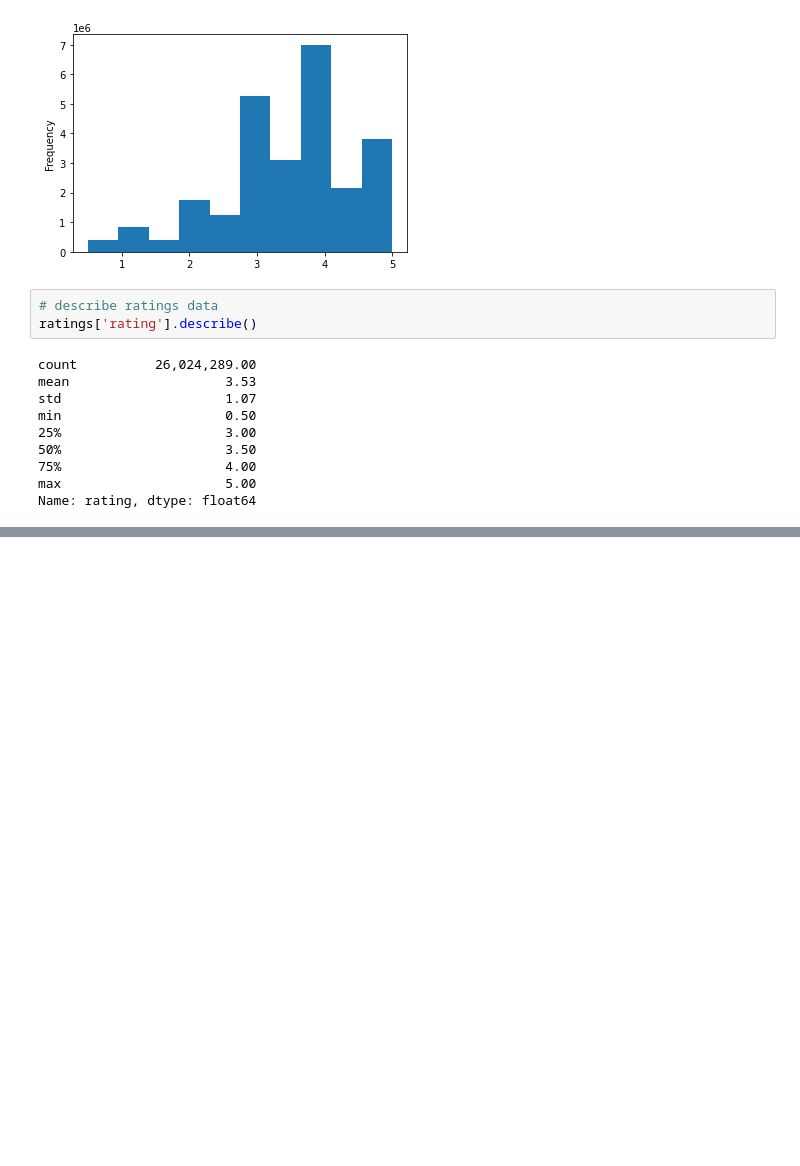
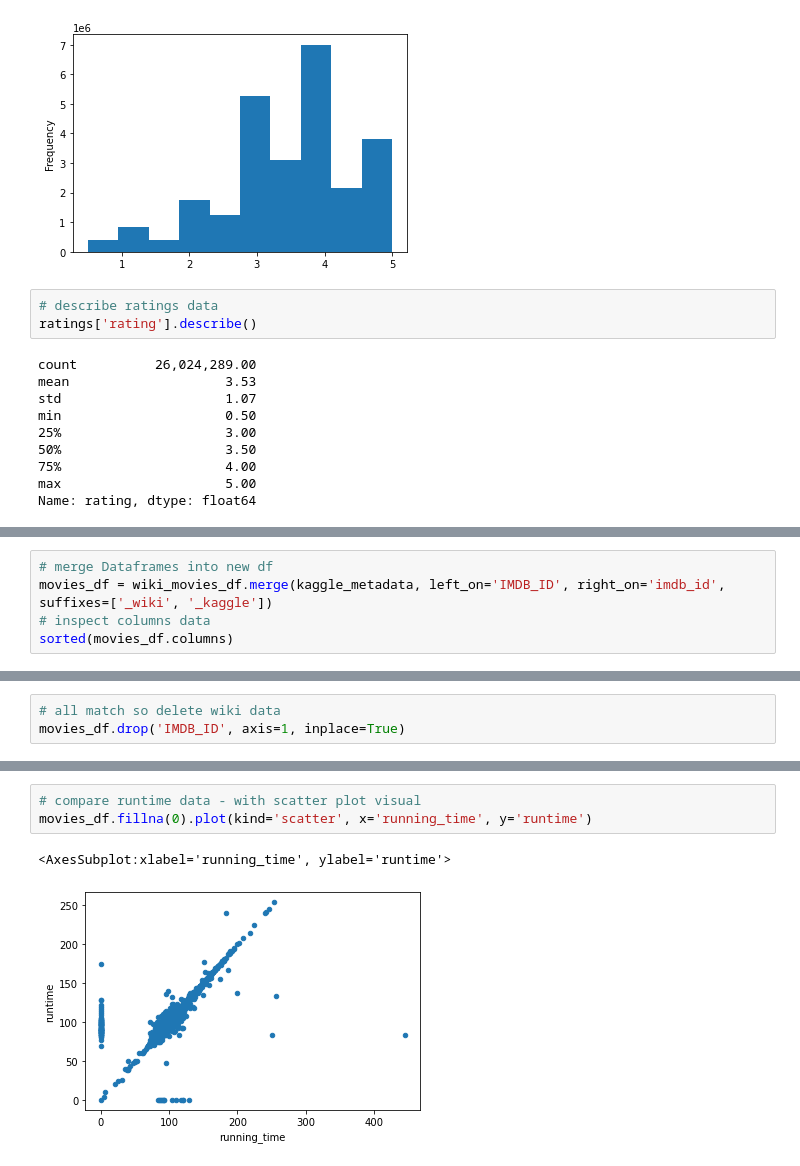
Before and after one commit to kaitlynhop/Movies-ETL, a Jupyter notebook: 8-ETL-Practice_Csv.ipynb, the cells around one changed output, grey strips where cells are left out. Saved outputs shown, nothing was run; the diff lists cells and outputs as text; blank space fills up the shorter version.

```diff
--- a/8-ETL-Practice_Csv.ipynb
+++ b/8-ETL-Practice_Csv.ipynb
@@ -221,0 +256,5 @@ Name: rating, dtype: float64
+# %%
+# merge Dataframes into new df
+movies_df = wiki_movies_df.merge(kaggle_metadata, left_on='IMDB_ID', right_on='imdb_id', suffixes=['_wiki', '_kaggle'])
+# inspect columns data
+sorted(movies_df.columns)
@@ -221,0 +314,3 @@ Name: rating, dtype: float64
+# %%
+# all match so delete wiki data
+movies_df.drop('IMDB_ID', axis=1, inplace=True)
@@ -221,0 +368,6 @@ Name: rating, dtype: float64
+# %%
+# compare runtime data - with scatter plot visual
+movies_df.fillna(0).plot(kind='scatter', x='running_time', y='runtime')
+# %% [output]
+<AxesSubplot:xlabel='running_time', ylabel='runtime'>
+[figure, added]
```
Also changed, not shown: parts of 38 cells of this notebook.
